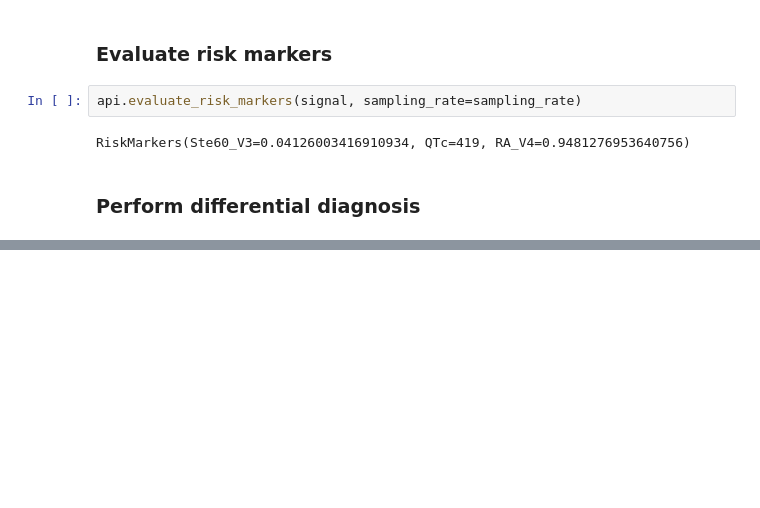
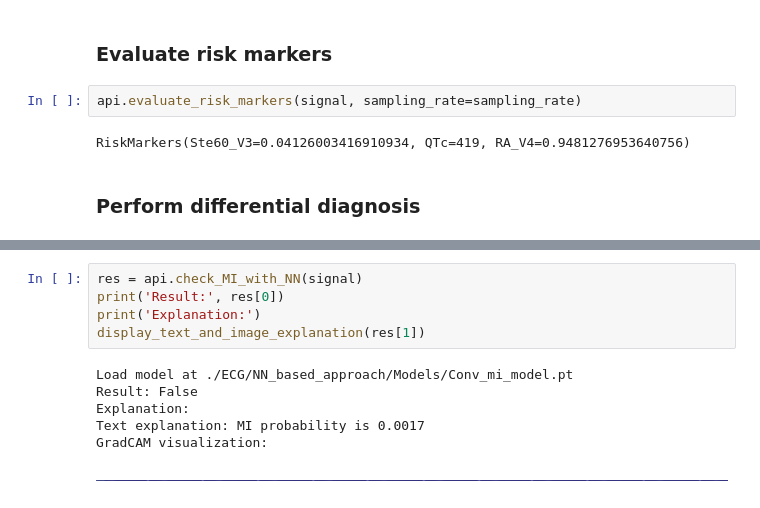
Before and after one commit to aimclub/ECG, a Jupyter notebook: examples/intro_to_ECG.ipynb, the cells around one changed output, grey strips where cells are left out. Cells and saved outputs as stored; diff of their text form; blank space fills up the shorter version.

```diff
--- a/examples/intro_to_ECG.ipynb
+++ b/examples/intro_to_ECG.ipynb
@@ -97,0 +118,12 @@ Load model at ./ECG/NN_based_approach/Models/Conv_mi_model.pt
+# %%
+res = api.check_MI_with_NN(signal)
+print('Result:', res[0])
+print('Explanation:')
+display_text_and_image_explanation(res[1])
+# %% [output]
+Load model at ./ECG/NN_based_approach/Models/Conv_mi_model.pt
+Result: False
+Explanation:
+Text explanation: MI probability is 0.0017
+GradCAM visualization:
+[figure, added]
```
Also changed, not shown: parts of 13 cells of this notebook.
